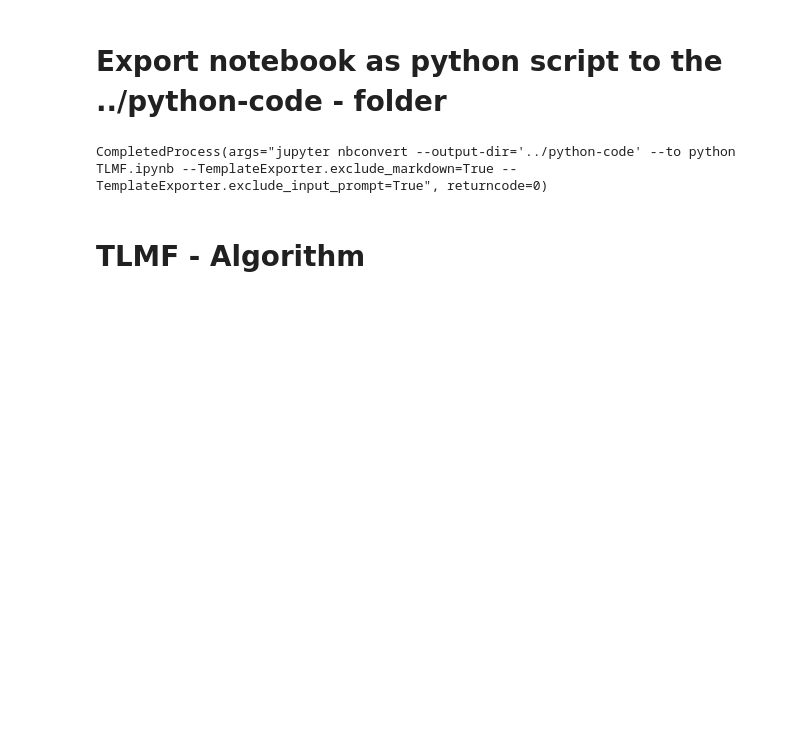
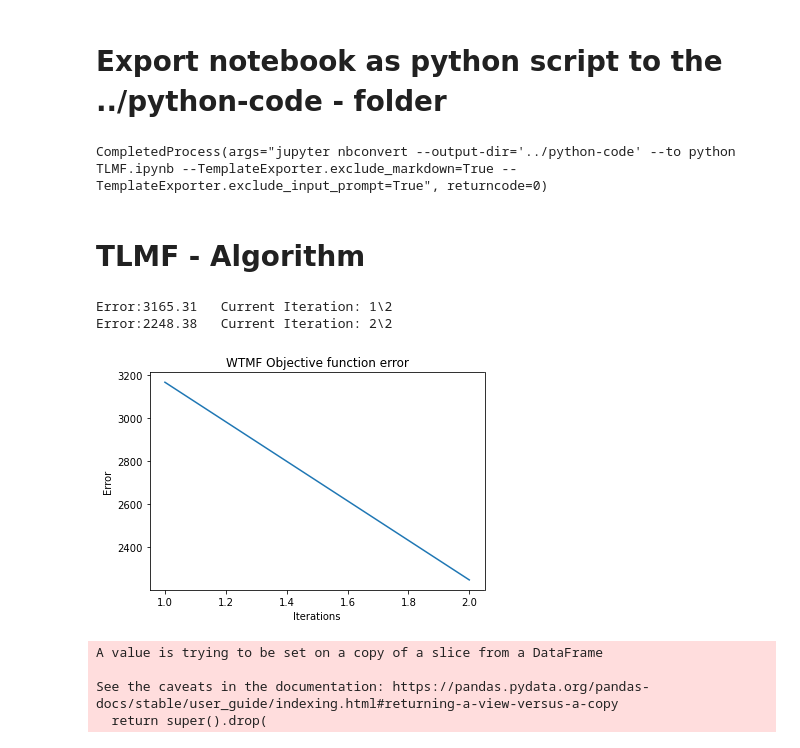
Before and after one commit to Ritsch1/bachelor-thesis, a Jupyter notebook: code/notebooks/TLMF.ipynb, the cells around one changed output. Drawn from its saved outputs; the diff is of its cells as text; code cells hidden in the pictures; blank space fills up the shorter version.

```diff
--- a/code/notebooks/TLMF.ipynb
+++ b/code/notebooks/TLMF.ipynb
@@ -188,3 +215,25 @@ class TLMF():
             getattr(plt, k) (kwargs[k])
 
         plt.show()
+# %%
+k=10
+training_iterations=2
+weight=0.05
+gamma=0.01
+random_seed=11
+print_frequency=1
+%run WTMF.ipynb
+# %% [output]
+Error:3165.31   Current Iteration: 1\2
+Error:2248.38   Current Iteration: 2\2
+[figure, added]
+# %%
+# Parameters for executing the Rating-Matrix-Handler notebook
+train_path = f"C:\\Users\\Rico\\Desktop\\Diverses\\bachelorarbeit\\bachelor-thesis\\data\\T1_T2\\train.csv"
+test_path  = f"C:\\Users\\Rico\\Desktop\\Diverses\\bachelorarbeit\\bachelor-thesis\\data\\T1_T2\\test.csv"
+%run Rating_Matrix_Handler.ipynb
+# %% [output]
+A value is trying to be set on a copy of a slice from a DataFrame
+
+See the caveats in the documentation: https://pandas.pydata.org/pandas-docs/stable/user_guide/indexing.html#returning-a-view-versus-a-copy
+  return super().drop(
```
Also changed, not shown: parts of 3 cells of this notebook, 3 other files.
